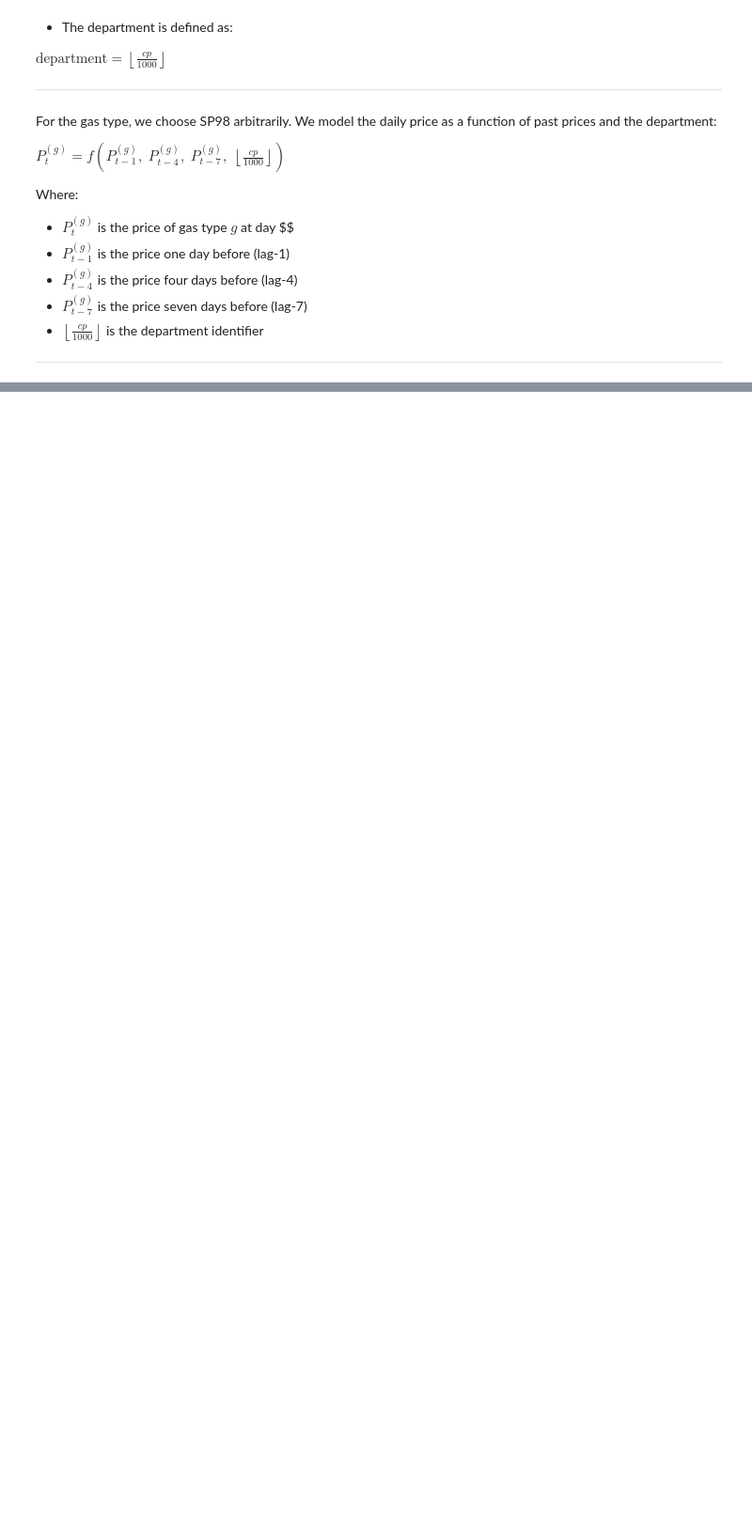
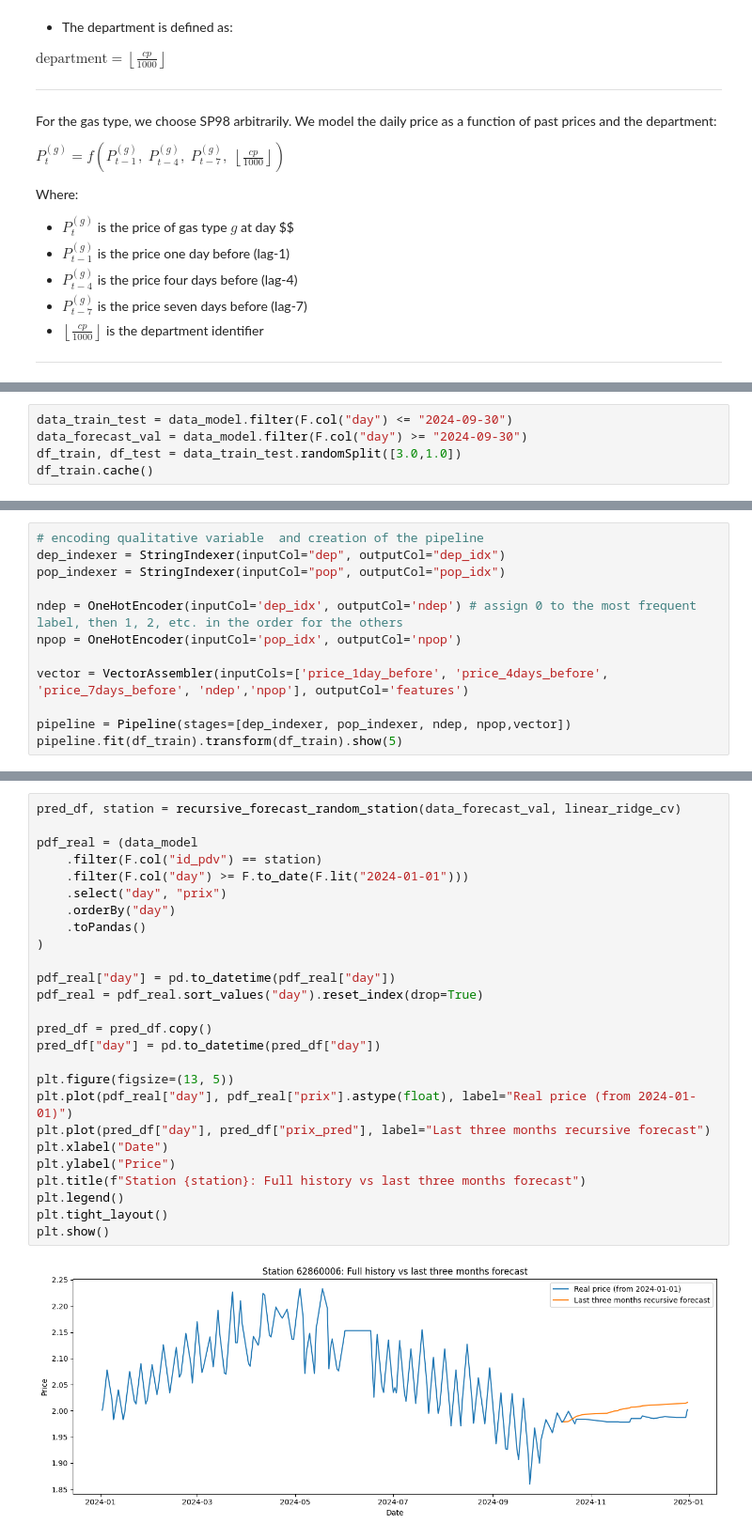
Before and after one commit to Mamadou2003/Spark_project_ensai, a Jupyter notebook: Notebook/main.ipynb, the cells around one changed output, grey strips where cells are left out. Shown at 94% size. Saved outputs shown, nothing was run; the diff lists cells and outputs as text; blank space fills up the shorter version.

```diff
--- a/Notebook/main.ipynb
+++ b/Notebook/main.ipynb
@@ -453,0 +504,5 @@ only showing top 10 rows
+# %%
+data_train_test = data_model.filter(F.col("day") <= "2024-09-30")
+data_forecast_val = data_model.filter(F.col("day") >= "2024-09-30")
+df_train, df_test = data_train_test.randomSplit([3.0,1.0])
+df_train.cache()
@@ -453,0 +513,12 @@ only showing top 10 rows
+# %%
+# encoding qualitative variable  and creation of the pipeline
+dep_indexer = StringIndexer(inputCol="dep", outputCol="dep_idx")
+pop_indexer = StringIndexer(inputCol="pop", outputCol="pop_idx")
+
+ndep = OneHotEncoder(inputCol='dep_idx', outputCol='ndep') # assign 0 to the most frequent label, then 1, 2, etc. in the order for the others
+npop = OneHotEncoder(inputCol='pop_idx', outputCol='npop')
+
+vector = VectorAssembler(inputCols=['price_1day_before', 'price_4days_before', 'price_7days_before', 'ndep','npop'], outputCol='features')
+
+pipeline = Pipeline(stages=[dep_indexer, pop_indexer, ndep, npop,vector])
+pipeline.fit(df_train).transform(df_train).show(5)
@@ -453,0 +680,28 @@ only showing top 10 rows
+# %%
+pred_df, station = recursive_forecast_random_station(data_forecast_val, linear_ridge_cv)
+
+pdf_real = (data_model
+    .filter(F.col("id_pdv") == station)
+    .filter(F.col("day") >= F.to_date(F.lit("2024-01-01")))
+    .select("day", "prix")
+    .orderBy("day")
+    .toPandas()
+)
+
+pdf_real["day"] = pd.to_datetime(pdf_real["day"])
+pdf_real = pdf_real.sort_values("day").reset_index(drop=True)
+
+pred_df = pred_df.copy()
+pred_df["day"] = pd.to_datetime(pred_df["day"])
+
+plt.figure(figsize=(13, 5))
+plt.plot(pdf_real["day"], pdf_real["prix"].astype(float), label="Real price (from 2024-01-01)")
+plt.plot(pred_df["day"], pred_df["prix_pred"], label="Last three months recursive forecast")
+plt.xlabel("Date")
+plt.ylabel("Price")
+plt.title(f"Station {station}: Full history vs last three months forecast")
+plt.legend()
+plt.tight_layout()
+plt.show()
+# %% [output]
+[figure, added]
```
Also changed, not shown: parts of 35 cells of this notebook, 16 other files.
